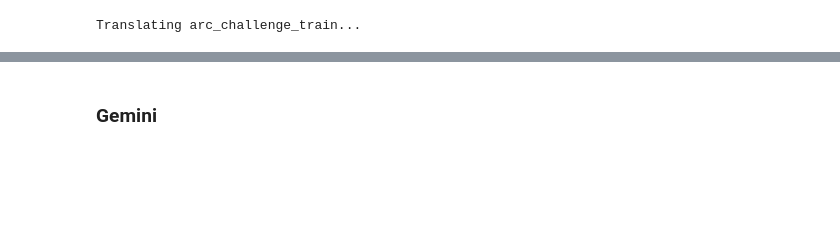
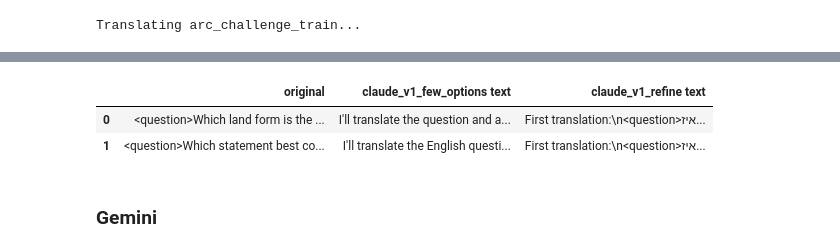
Before and after one commit to sarelWeinberger/qwen-hebrew-finetuning, a Jupyter notebook: translation/translate_funcs.ipynb, the cells around one changed output, grey strips where cells are left out. Cells and saved outputs as stored; diff of their text form; code cells hidden in the pictures; blank space fills up the shorter version.

```diff
--- a/translation/translate_funcs.ipynb
+++ b/translation/translate_funcs.ipynb
@@ -99,6 +105,7 @@ df = add_dataset_to_csv(file_name, 'original', arc_dataset['arc_challenge_train'
 df.head(3)
 # %%
 df = pd.read_csv(file_name)
+text_df = pd.read_csv(file_name[:-4] + '-text.csv')
 df.head(3)
 # %% [output]
 |  | original | claude_v1 | claude_v2 | claude_v3 | claude_v4 | claude_v5 | claude_v6 | gemini_v1 | gemini_pro_v1 | ... |
@@ -112,10 +137,10 @@ df.head(3)
 # %%
-exp_name = 'claude_v6'
+exp_name = 'claude_v1_refine'
 
-hebrew_datasets = claude_translation(
+hebrew_datasets, text_output = claude_translation(
     bedrock_client,
     arc_dataset,
-    arc_prompts.ARC_INSTRUCT_V6_CLAUDE,
+    arc_prompts.ARC_INSTRUCT_V1_CLAUDE_REFINE,
     arc_prompts.ARC_FEW_SHOTS,
     arc_prompts.ARC_FORMAT,
     arc_ai.arc_sample_to_dict,
@@ -132,0 +158,8 @@ df.head(2)
+# %%
+# text_df = df[['original']].copy()
+text_df[exp_name + ' text'] = text_output['arc_challenge_train']
+text_df.head(2)
+# %% [output]
+|  | original | claude_v1_few_options text | claude_v1_refine text |
+| 0 | <question>Which land form is the ... | I'll translate the question and a... | First translation:\n<question>איז... |
+| 1 | <question>Which statement best co... | I'll translate the English questi... | First translation:\n<question>איז... |
```
Also changed, not shown: parts of 55 cells of this notebook, 17 other files.
